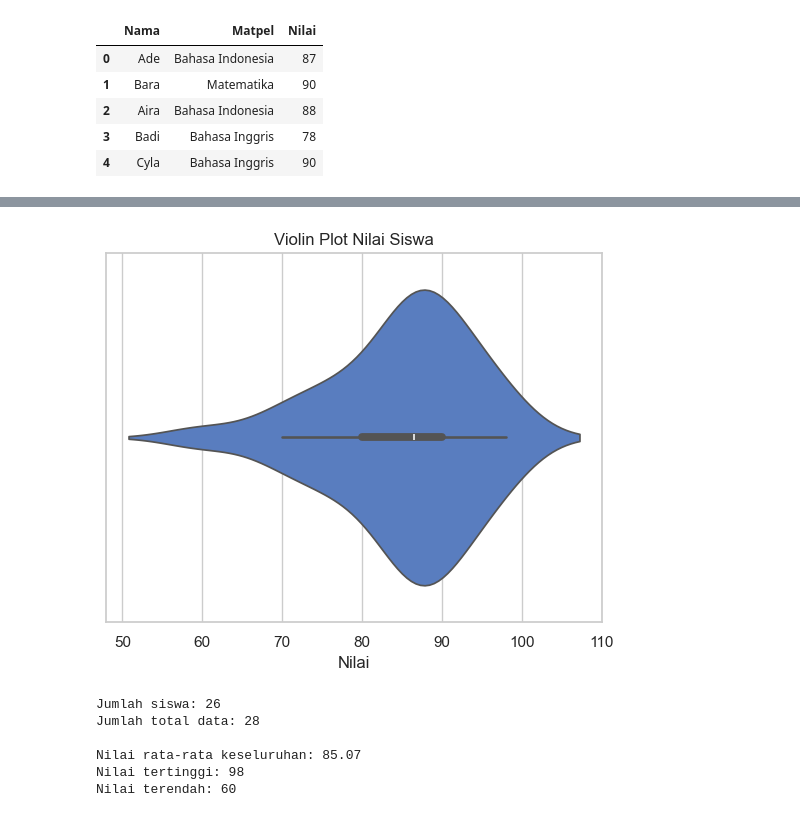
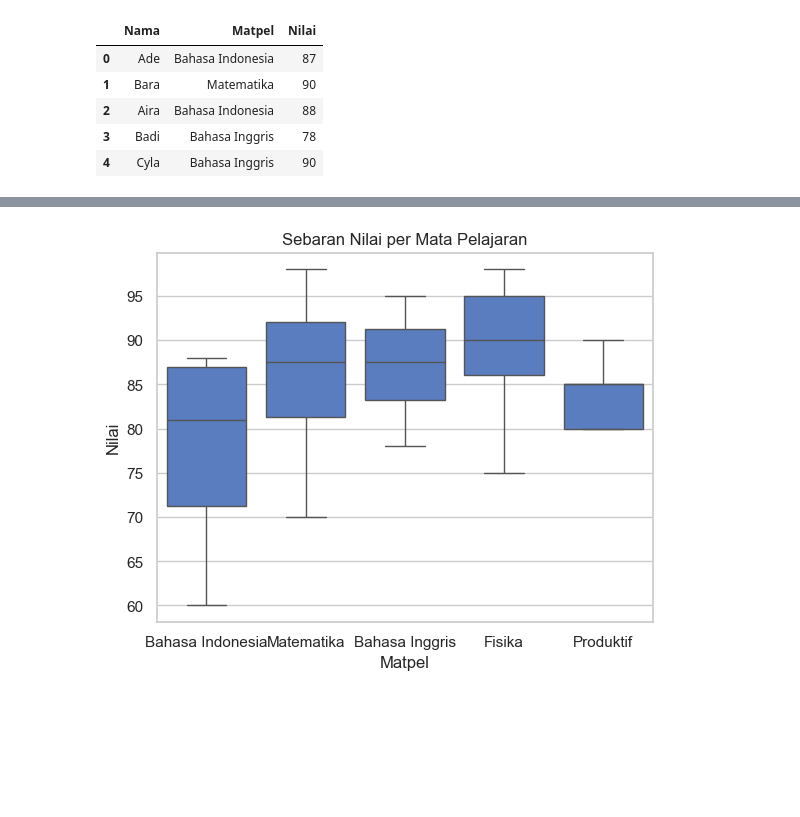
Before and after one commit to Nabilkencana22/Python-KAI, a Jupyter notebook: main.ipynb, the cells around one changed output, grey strips where cells are left out. Saved outputs shown, nothing was run; the diff lists cells and outputs as text; code cells hidden in the pictures; blank space fills up the shorter version.

Commit message:
Update Analisis Nilai Siswa

```diff
--- a/main.ipynb
+++ b/main.ipynb
@@ -3,5 +3,3 @@ import pandas as pd
 import numpy as np
 import matplotlib.pyplot as plt
 import seaborn as sns
-# %%
-sns.set(style="whitegrid", palette="muted")
@@ -106,3 +29,0 @@ plt.show()
-# %%
-print(data.isnull().sum())
-data = data.dropna()
@@ -130,20 +78,6 @@ standar deviasi nilai 8.82338035088177
 # %%
-sns.violinplot(x=data['Nilai'])
-plt.title('Violin Plot Nilai Siswa')
-plt.xlabel('Nilai')
+sns.boxplot(x='Matpel', y='Nilai', data=data)
+plt.title('Sebaran Nilai per Mata Pelajaran')
 plt.show()
 # %% [output]
-[figure, old version]
+[figure, new version]
-# %%
-print("Jumlah siswa:", df['Nama'].nunique())
-print("Jumlah total data:", len(df))
-print("\nNilai rata-rata keseluruhan:", round(df['Nilai'].mean(), 2))
-print("Nilai tertinggi:", df['Nilai'].max())
-print("Nilai terendah:", df['Nilai'].min())
-# %% [output]
-Jumlah siswa: 26
-Jumlah total data: 28
-
-Nilai rata-rata keseluruhan: 85.07
-Nilai tertinggi: 98
-Nilai terendah: 60
```
Also changed, not shown: parts of 23 cells of this notebook, 1 other file.
